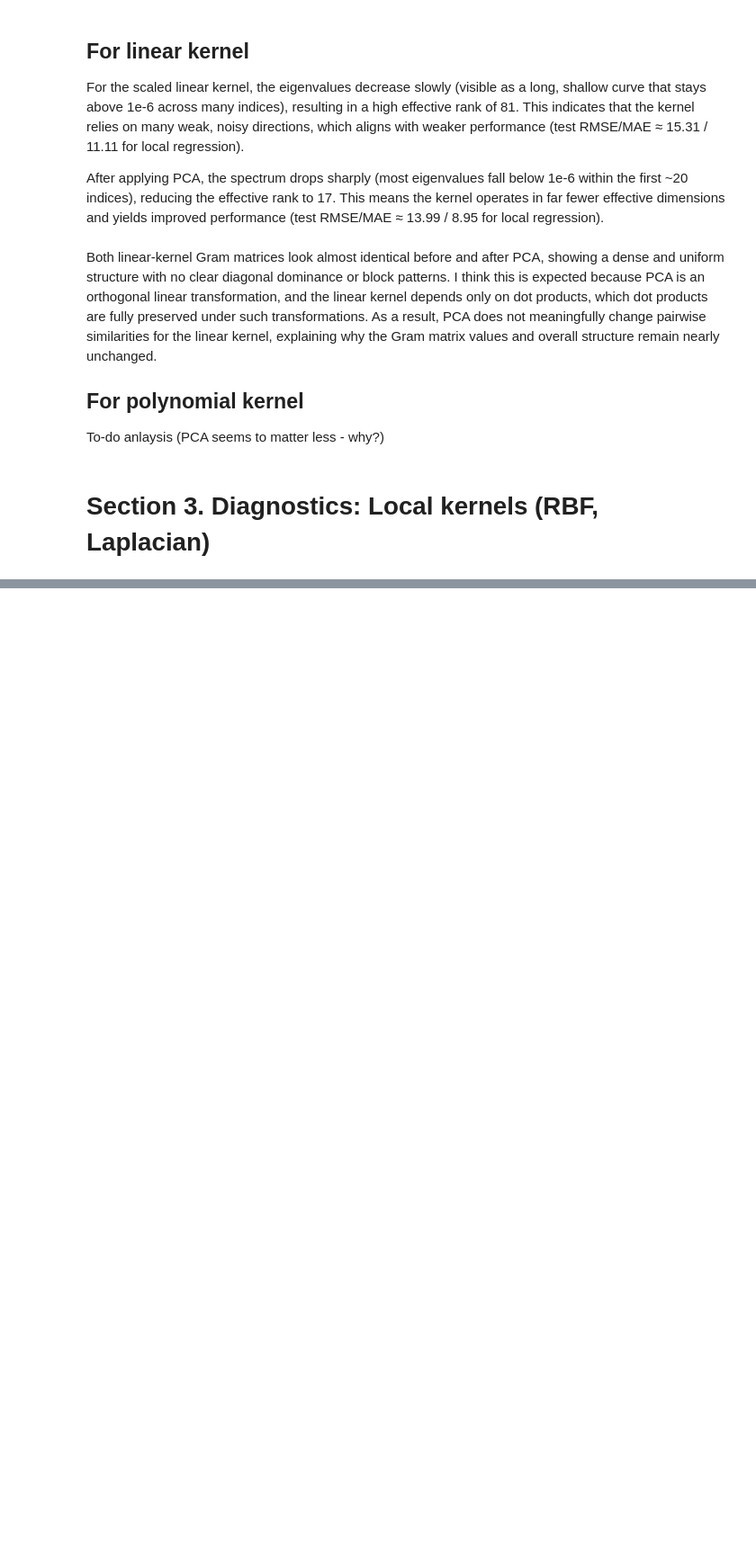
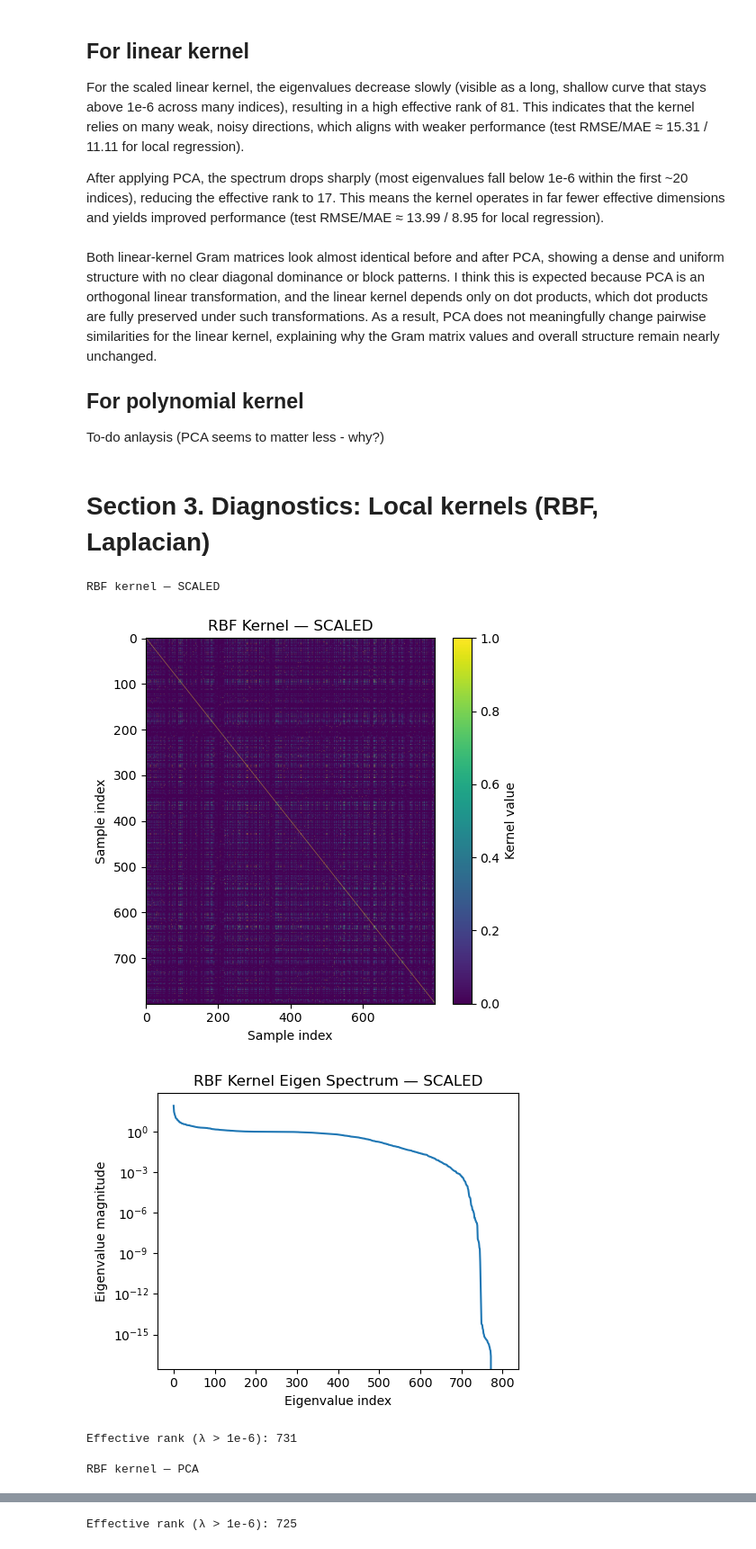
Before and after one commit to dimanaStoyanova7/kernel-regression-dim-reduction, a Jupyter notebook: notebooks/30_kernel_diagnostics.ipynb, the cells around one changed output, grey strips where cells are left out. Shown at 90% size. Saved outputs shown, nothing was run; the diff lists cells and outputs as text; code cells hidden in the pictures; blank space fills up the shorter version.

```diff
--- a/notebooks/30_kernel_diagnostics.ipynb
+++ b/notebooks/30_kernel_diagnostics.ipynb
@@ -201,6 +221,14 @@ for representation, X_diag in [
     # Simple diagnostics
     effective_rank = np.sum(eigvals > 1e-6)
     print(f"Effective rank (λ > 1e-6): {effective_rank}")
+
+    # add results to table
+    results.loc["Polynomial Kernel", "Effective Rank - "
+                + (representation.capitalize() if representation == "scaled" else "PCA")] = effective_rank
+    results.loc["Polynomial Kernel", "Locality Score - "
+                + (representation.capitalize() if representation == "scaled" else "PCA")] = locality_score(K)
+    results.loc["Polynomial Kernel", "Frobenius Norm - "
+                + (representation.capitalize() if representation == "scaled" else "PCA")] = frobenius_norm(K)
 # %% [output]
 polynomial kernel — SCALED
 [figure]
@@ -224,3 +252,51 @@ Both linear-kernel Gram matrices look almost identical before and after PCA, sho
 To-do anlaysis (PCA seems to matter less - why?)
 # %% [markdown]
 # Section 3. Diagnostics: Local kernels (RBF, Laplacian)
+# %%
+from src.kernels.rbf import RBFKernel
+
+MODEL_FOR_DIAGNOSTICS = "kernel_ridge_regression"
+KERNEL_NAME = "rbf"
+
+# Best gamma value is equal for scaled and pca representations
+rbf_params_scaled = get_best_params(krr_results, MODEL_FOR_DIAGNOSTICS, KERNEL_NAME, "scaled")
+
+for representation, X_diag in [
+    ("scaled", X_scaled_diag),
+    ("pca", X_pca_diag),
+]:
+    print(f"\nRBF kernel — {representation.upper()}")
+    rbf_kernel = RBFKernel(rbf_params_scaled["gamma"])
+
+    K = compute_gram(rbf_kernel, X_diag)
+
+    plot_gram_matrix(
+        K,
+        title=f"RBF Kernel — {representation.upper()}"
+    )
+
+    # Eigenvalue spectrum
+    eigvals = eigen_spectrum(K)
+    plot_eigen_spectrum(
+        eigvals,
+        title=f"RBF Kernel Eigen Spectrum — {representation.upper()}"
+    )
+
+    # Simple diagnostics
+    effective_rank = np.sum(eigvals > 1e-6)
+    print(f"Effective rank (λ > 1e-6): {effective_rank}")
+
+    # add results to table
+    results.loc["RBF Kernel", "Effective Rank - "
+                + (representation.capitalize() if representation == "scaled" else "PCA")] = effective_rank
+    results.loc["RBF Kernel", "Locality Score - "
+                + (representation.capitalize() if representation == "scaled" else "PCA")] = locality_score(K)
+    results.loc["RBF Kernel", "Frobenius Norm - "
+                + (representation.capitalize() if representation == "scaled" else "PCA")] = frobenius_norm(K)
+# %% [output]
+RBF kernel — SCALED
+[figure, added]
+[figure, added]
+Effective rank (λ > 1e-6): 731
+
+RBF kernel — PCA
@@ -226,0 +305 @@ To-do anlaysis (PCA seems to matter less - why?)
+Effective rank (λ > 1e-6): 725
```
Also changed, not shown: parts of 10 cells of this notebook, 1 other file.
